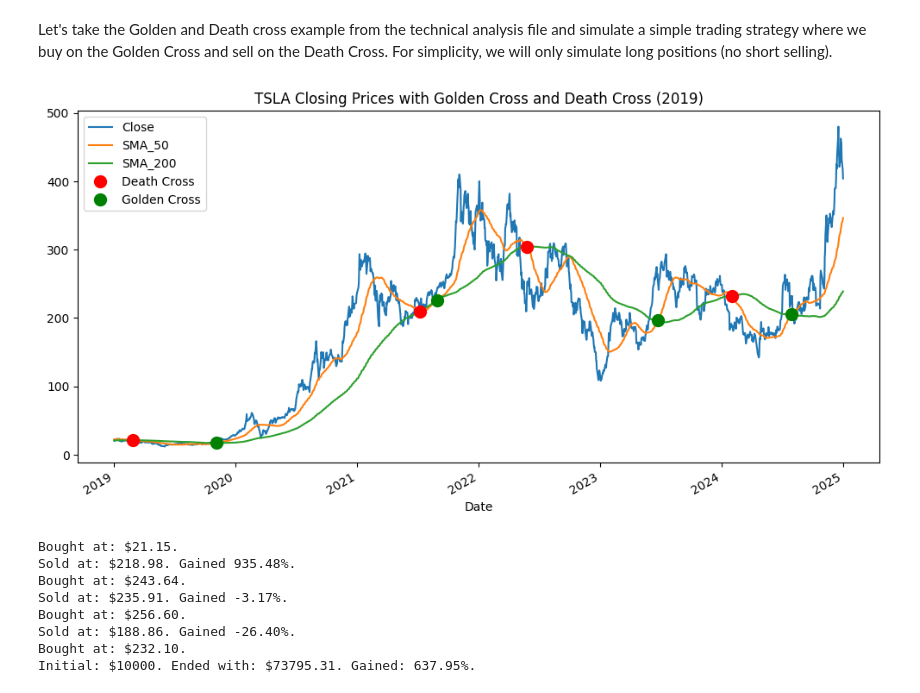
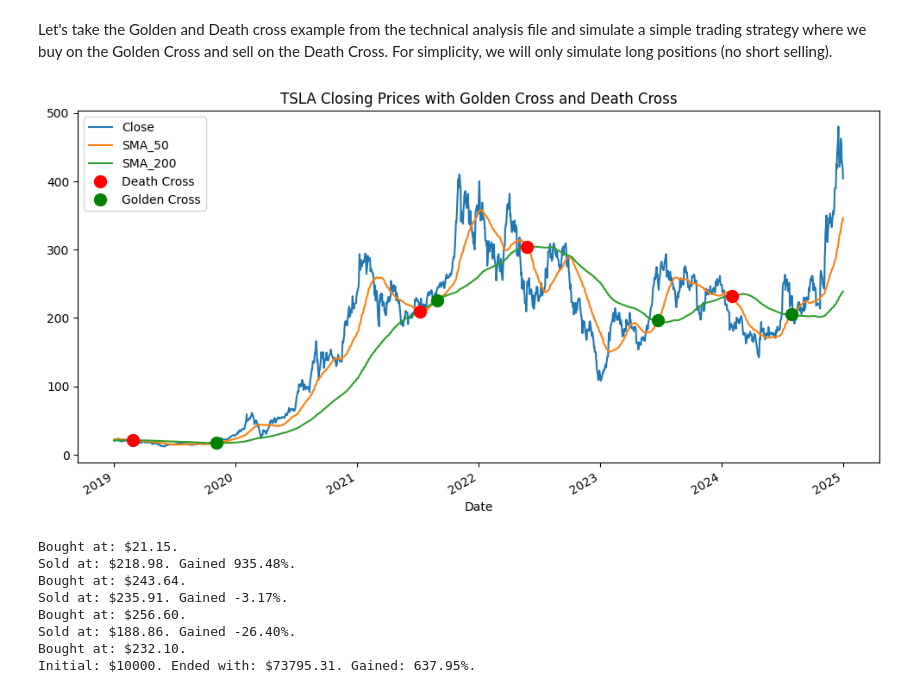
Before and after one commit to wilsonfong56/TA-with-Pandas, a Jupyter notebook: Backtesting Strategies.ipynb, the cells around one changed output. Drawn from its saved outputs; the diff is of its cells as text; code cells hidden in the pictures.

```diff
--- a/Backtesting Strategies.ipynb
+++ b/Backtesting Strategies.ipynb
@@ -5,34 +5,34 @@ Let's take the Golden and Death cross example from the technical analysis file a
 # %%
 import matplotlib.pyplot as plt
 import yfinance as yf
 
 tesla_df = yf.Ticker("TSLA").history(period="max")
 
 tesla_df['SMA_50'] = tesla_df['Close'].rolling(window=50).mean()
 tesla_df['SMA_200'] = tesla_df['Close'].rolling(window=200).mean()
 
 tesla_df['Signal'] = 0
 tesla_df.loc[tesla_df['SMA_50'] > tesla_df['SMA_200'], 'Signal'] = 1
 tesla_df.loc[tesla_df['SMA_50'] < tesla_df['SMA_200'], 'Signal'] = -1
 
 tesla_df['Crossover'] = tesla_df['Signal'].diff()
 
 tesla_df_small = tesla_df.loc['2019':'2024']
 
 fig, ax = plt.subplots(figsize=(12, 6))
-tesla_df_small[['Close', 'SMA_50', 'SMA_200']].plot(ax=ax, title="TSLA Closing Prices with Golden Cross and Death Cross (2019)")
+tesla_df_small[['Close', 'SMA_50', 'SMA_200']].plot(ax=ax, title="TSLA Closing Prices with Golden Cross and Death Cross")
 
 crosses = tesla_df_small[tesla_df_small['Crossover'] != 0]
 for idx, row in crosses.iterrows():
     if row['Crossover'] == 2:
         plt.plot(idx, row['SMA_50'], 'go', markersize=10, label='Golden Cross' if 'Golden Cross' not in [text.get_text() for text in ax.get_legend().get_texts()] else "")
     elif row['Crossover'] == -2:
         plt.plot(idx, row['SMA_50'], 'ro', markersize=10, label='Death Cross' if 'Death Cross' not in [text.get_text() for text in ax.get_legend().get_texts()] else "")
     plt.legend()
 
 plt.show()
 # %% [output]
-[figure, old version]
+[figure, new version]
 # %%
 initial_capital = 10000
 end_capital = initial_capital
```
Also changed, not shown: parts of 2 cells of this notebook, 1 other file.
